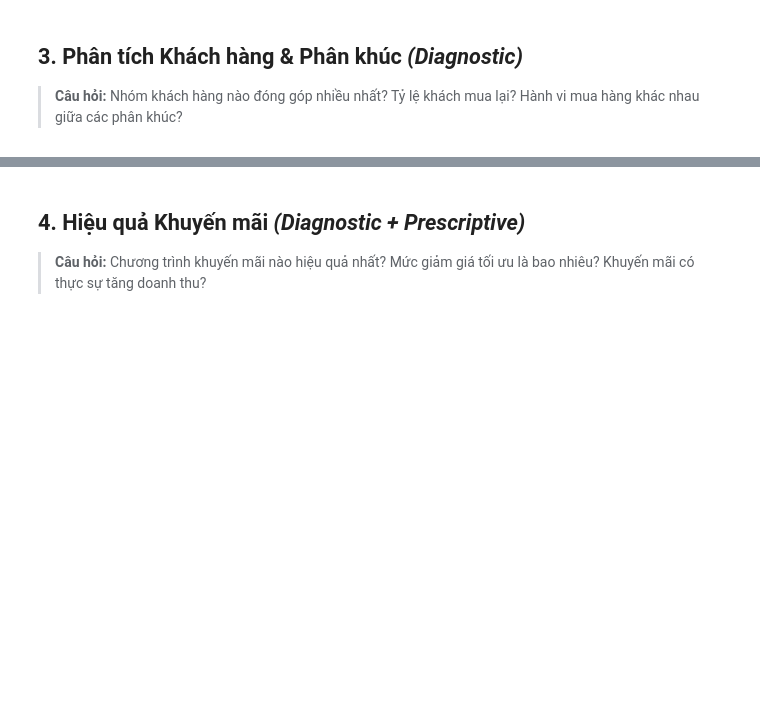
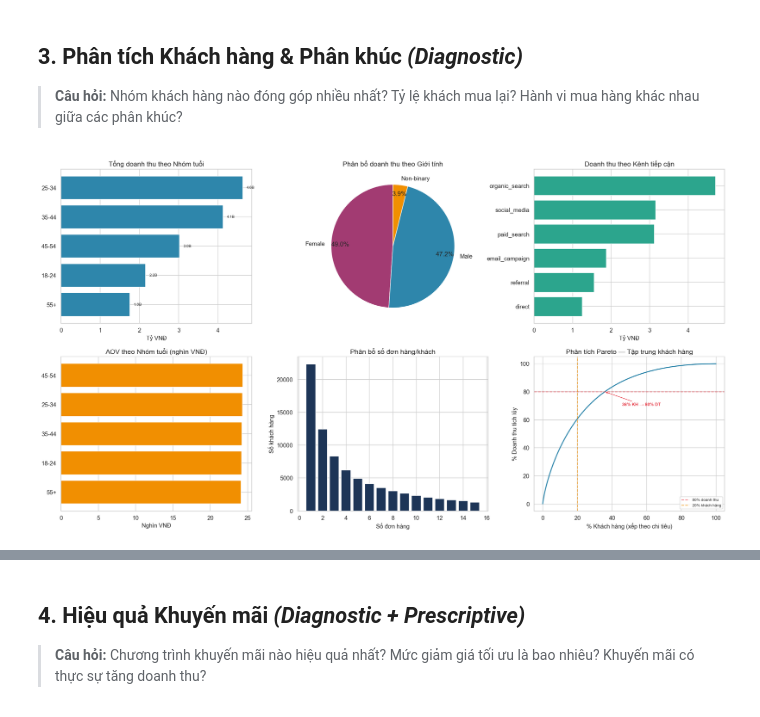
Before and after one commit to trieutienthanh284/Datathon2026, a Jupyter notebook: P2_EDA_Visualization.ipynb, the cells around one changed output, grey strips where cells are left out. Drawn from its saved outputs; the diff is of its cells as text; code cells hidden in the pictures; blank space fills up the shorter version.

```diff
--- a/P2_EDA_Visualization.ipynb
+++ b/P2_EDA_Visualization.ipynb
@@ -190,3 +278,83 @@ print(f"  Năm tăng trưởng mạnh nhất: {annual.loc[annual['Rev_YoY'].idxm
 ## 3. Phân tích Khách hàng & Phân khúc *(Diagnostic)*
 
 > **Câu hỏi:** Nhóm khách hàng nào đóng góp nhiều nhất? Tỷ lệ khách mua lại? Hành vi mua hàng khác nhau giữa các phân khúc?
+# %%
+# Merge orders with customers & payments
+orders_cust = orders.merge(customers[['customer_id', 'gender', 'age_group', 'acquisition_channel', 'city']],
+                           on='customer_id', how='left')
+orders_cust = orders_cust.merge(payments[['order_id', 'payment_value']], on='order_id', how='left')
+
+fig, axes = plt.subplots(2, 3, figsize=(20, 11))
+
+# 1. Revenue by age group
+age_rev = orders_cust.groupby('age_group')['payment_value'].agg(['sum', 'count', 'mean']).reset_index()
+age_rev = age_rev.sort_values('sum', ascending=True)
+axes[0,0].barh(age_rev['age_group'], age_rev['sum']/1e9, color=COLORS['primary'], edgecolor='white')
+axes[0,0].set_title('Tổng doanh thu theo Nhóm tuổi')
+axes[0,0].set_xlabel('Tỷ VNĐ')
+for i, row in age_rev.iterrows():
+    axes[0,0].text(row['sum']/1e9 + 0.1, age_rev.index.get_loc(i), f"{row['sum']/1e9:.1f}B", va='center', fontsize=8)
+
+# 2. Revenue by gender (pie)
+gender_rev = orders_cust.groupby('gender')['payment_value'].agg(['sum', 'count']).reset_index().dropna(subset=['gender'])
+colors_g = [COLORS['secondary'], COLORS['primary'], COLORS['accent']]
+wedges, texts, autotexts = axes[0,1].pie(gender_rev['sum'], labels=gender_rev['gender'],
+    autopct='%1.1f%%', colors=colors_g[:len(gender_rev)], startangle=90, pctdistance=0.85)
+axes[0,1].set_title('Phân bổ doanh thu theo Giới tính')
+
+# 3. Revenue by acquisition channel
+ch_rev = orders_cust.groupby('acquisition_channel')['payment_value'].agg(['sum', 'count', 'mean']).reset_index()
+ch_rev = ch_rev.sort_values('sum', ascending=True)
+axes[0,2].barh(ch_rev['acquisition_channel'], ch_rev['sum']/1e9, color=COLORS['success'], edgecolor='white')
+axes[0,2].set_title('Doanh thu theo Kênh tiếp cận')
+axes[0,2].set_xlabel('Tỷ VNĐ')
+
+# 4. AOV by age group
+age_rev_sorted = age_rev.sort_values('mean', ascending=True)
+axes[1,0].barh(age_rev_sorted['age_group'], age_rev_sorted['mean']/1e3, color=COLORS['accent'], edgecolor='white')
+axes[1,0].set_title('AOV theo Nhóm tuổi (nghìn VNĐ)')
+axes[1,0].set_xlabel('Nghìn VNĐ')
+
+# 5. Customer order frequency distribution
+cust_orders = orders_cust.groupby('customer_id').agg(
+    total_orders=('order_id', 'nunique'),
+    total_spend=('payment_value', 'sum')
+).reset_index()
+freq_dist = cust_orders['total_orders'].value_counts().sort_index().head(15)
+axes[1,1].bar(freq_dist.index, freq_dist.values, color=COLORS['dark'], edgecolor='white')
+axes[1,1].set_title('Phân bổ số đơn hàng/khách')
+axes[1,1].set_xlabel('Số đơn hàng'); axes[1,1].set_ylabel('Số khách hàng')
+
+# 6. Top 20% customers contribution (Pareto)
+cust_sorted = cust_orders.sort_values('total_spend', ascending=False)
+cust_sorted['cum_spend'] = cust_sorted['total_spend'].cumsum()
+cust_sorted['cum_pct'] = cust_sorted['cum_spend'] / cust_sorted['total_spend'].sum() * 100
+cust_sorted['cust_pct'] = np.arange(1, len(cust_sorted)+1) / len(cust_sorted) * 100
+axes[1,2].plot(cust_sorted['cust_pct'], cust_sorted['cum_pct'], color=COLORS['primary'], linewidth=2)
+axes[1,2].axhline(y=80, color=COLORS['danger'], linestyle='--', alpha=0.7, label='80% doanh thu')
+axes[1,2].axvline(x=20, color=COLORS['accent'], linestyle='--', alpha=0.7, label='20% khách hàng')
+# Find actual Pareto point
+pct_cust_for_80 = cust_sorted.loc[cust_sorted['cum_pct'] >= 80, 'cust_pct'].iloc[0]
+axes[1,2].annotate(f'{pct_cust_for_80:.0f}% KH → 80% DT', xy=(pct_cust_for_80, 80),
+                   fontsize=9, color=COLORS['danger'], fontweight='bold',
+                   xytext=(pct_cust_for_80+10, 70), arrowprops=dict(arrowstyle='->', color=COLORS['danger']))
+axes[1,2].set_title('Phân tích Pareto — Tập trung khách hàng')
+axes[1,2].set_xlabel('% Khách hàng (xếp theo chi tiêu)')
+axes[1,2].set_ylabel('% Doanh thu tích lũy')
+axes[1,2].legend(fontsize=8)
+
+plt.tight_layout(); plt.show()
+
+# Summary
+repeat = (cust_orders['total_orders'] > 1).mean() * 100
+print(f"\n{'='*50}")
+print(f"👥 CUSTOMER OVERVIEW")
+print(f"{'='*50}")
+print(f"  Tổng số khách hàng     : {len(cust_orders):,}")
+print(f"  Đơn hàng TB/khách      : {cust_orders['total_orders'].mean():.1f}")
+print(f"  Chi tiêu TB/khách      : {cust_orders['total_spend'].mean()/1e3:.0f}K VNĐ")
+print(f"  AOV trung bình         : {cust_orders['total_spend'].mean()/cust_orders['total_orders'].mean()/1e3:.0f}K VNĐ")
+print(f"  Tỷ lệ khách mua lại   : {repeat:.1f}%")
+print(f"  Pareto: {pct_cust_for_80:.0f}% KH tạo ra 80% doanh thu")
+# %% [output]
+[figure, added]
```
Also changed, not shown: parts of 7 cells of this notebook.
